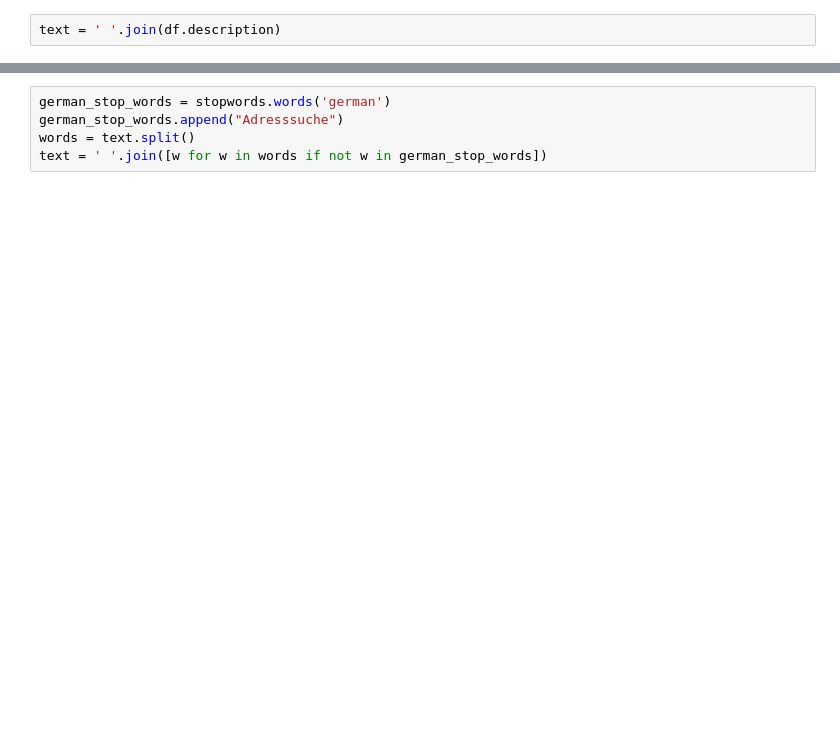
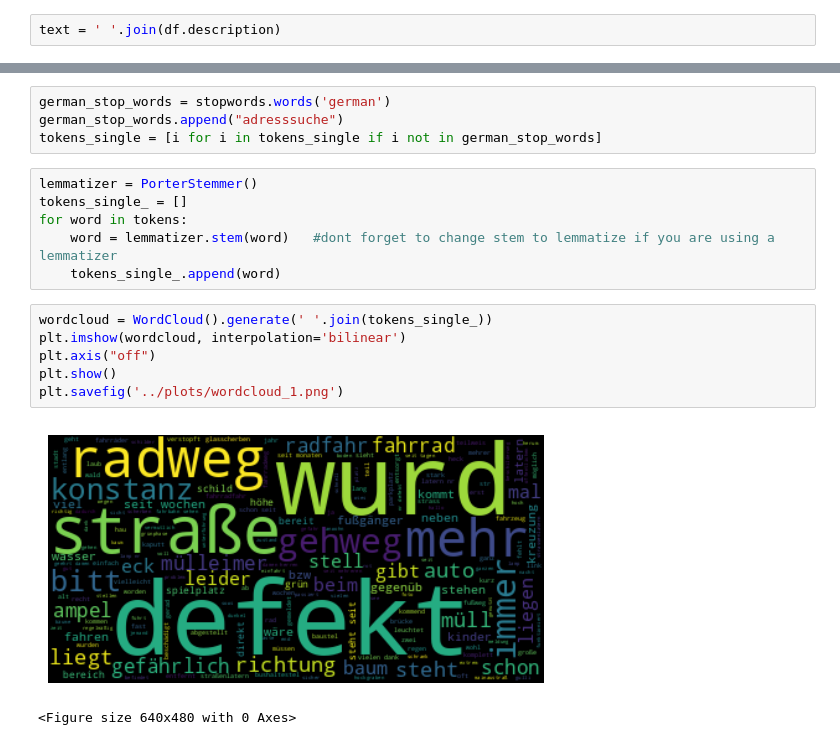
Before and after one commit to Open-Data-Hackathon-Konstanz/maengelanalyse_python, a Jupyter notebook: data_analysis/wordcloud.ipynb, the cells around one changed output, grey strips where cells are left out. Saved outputs shown, nothing was run; the diff lists cells and outputs as text; blank space fills up the shorter version.

```diff
--- a/data_analysis/wordcloud.ipynb
+++ b/data_analysis/wordcloud.ipynb
@@ -20,5 +35,19 @@ text = ' '.join(df.description)
 # %%
 german_stop_words = stopwords.words('german')
-german_stop_words.append("Adresssuche")
-words = text.split()
-text = ' '.join([w for w in words if not w in german_stop_words])
+german_stop_words.append("adresssuche")
+tokens_single = [i for i in tokens_single if i not in german_stop_words]
+# %%
+lemmatizer = PorterStemmer()
+tokens_single_ = []
+for word in tokens:
+    word = lemmatizer.stem(word)   #dont forget to change stem to lemmatize if you are using a lemmatizer
+    tokens_single_.append(word)
+# %%
+wordcloud = WordCloud().generate(' '.join(tokens_single_))
+plt.imshow(wordcloud, interpolation='bilinear')
+plt.axis("off")
+plt.show()
+plt.savefig('../plots/wordcloud_1.png')
+# %% [output]
+[figure, added]
+<Figure size 640x480 with 0 Axes>
```
Also changed, not shown: parts of 6 cells of this notebook, 4 other files.
